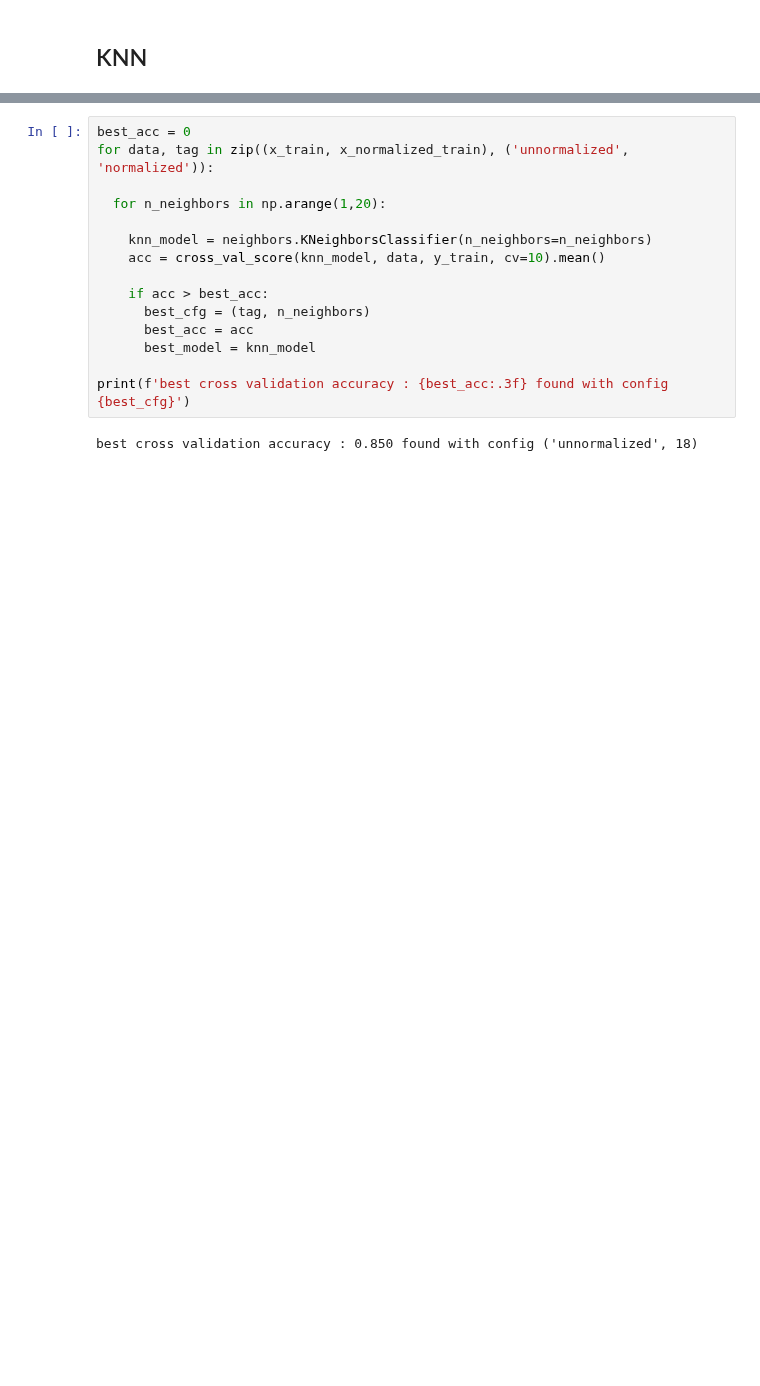
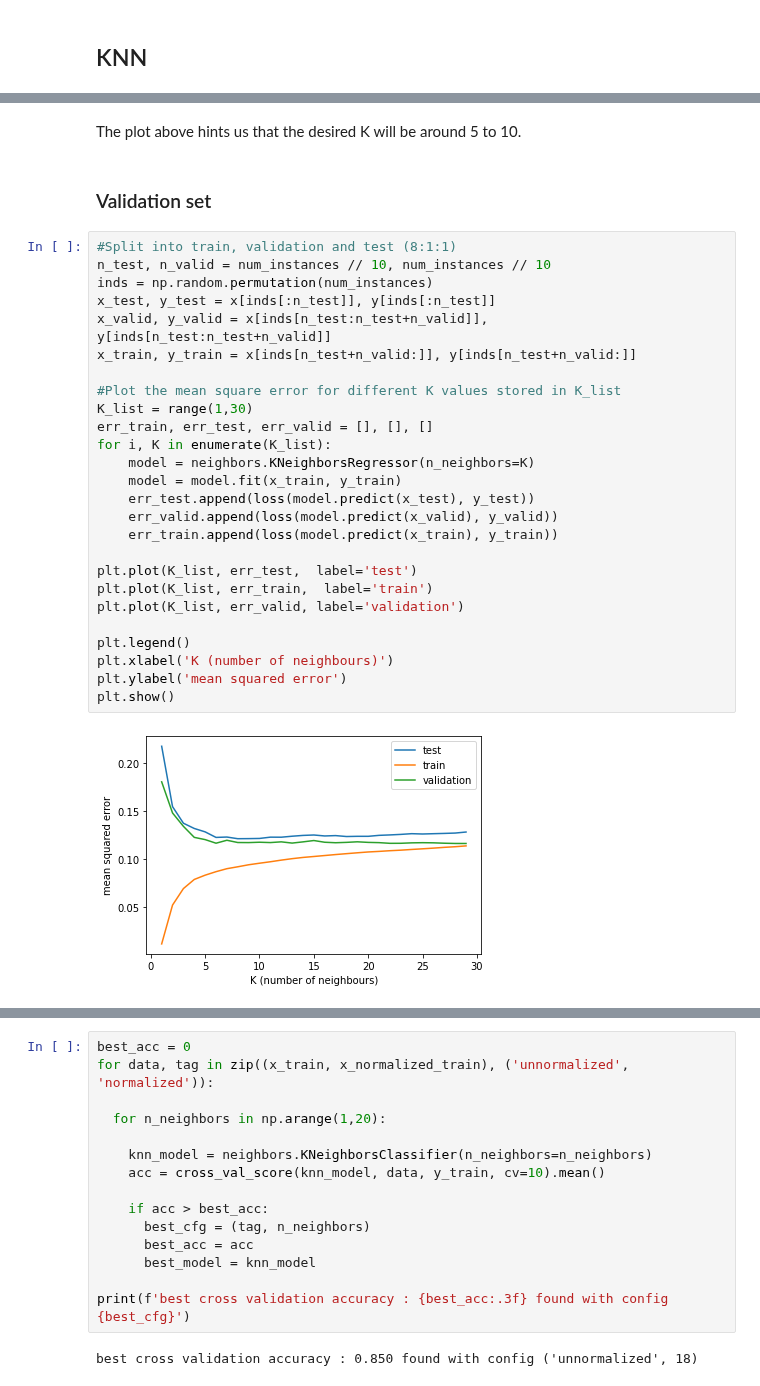
Before and after one commit to emmacona/COMP551-A1-KNN-and-Decision-tree-optimization, a Jupyter notebook: dataset-1.ipynb, the cells around one changed output, grey strips where cells are left out. Drawn from its saved outputs; the diff is of its cells as text; blank space fills up the shorter version.

```diff
--- a/dataset-1.ipynb
+++ b/dataset-1.ipynb
@@ -156,0 +209,32 @@ print(y_normalized_train.shape, y_normalized_test.shape)
+# %% [markdown]
+The plot above hints us that the desired K will be around 5 to 10.
+# %% [markdown]
+### Validation set
+# %%
+#Split into train, validation and test (8:1:1)
+n_test, n_valid = num_instances // 10, num_instances // 10
+inds = np.random.permutation(num_instances)
+x_test, y_test = x[inds[:n_test]], y[inds[:n_test]]
+x_valid, y_valid = x[inds[n_test:n_test+n_valid]], y[inds[n_test:n_test+n_valid]]
+x_train, y_train = x[inds[n_test+n_valid:]], y[inds[n_test+n_valid:]]
+
+#Plot the mean square error for different K values stored in K_list
+K_list = range(1,30)
+err_train, err_test, err_valid = [], [], []
+for i, K in enumerate(K_list):
+    model = neighbors.KNeighborsRegressor(n_neighbors=K)
+    model = model.fit(x_train, y_train)
+    err_test.append(loss(model.predict(x_test), y_test))
+    err_valid.append(loss(model.predict(x_valid), y_valid))
+    err_train.append(loss(model.predict(x_train), y_train))
+
+plt.plot(K_list, err_test,  label='test')
+plt.plot(K_list, err_train,  label='train')
+plt.plot(K_list, err_valid, label='validation')
+
+plt.legend()
+plt.xlabel('K (number of neighbours)')
+plt.ylabel('mean squared error')
+plt.show()
+# %% [output]
+[figure, added]
```
Also changed, not shown: parts of 33 cells of this notebook.
